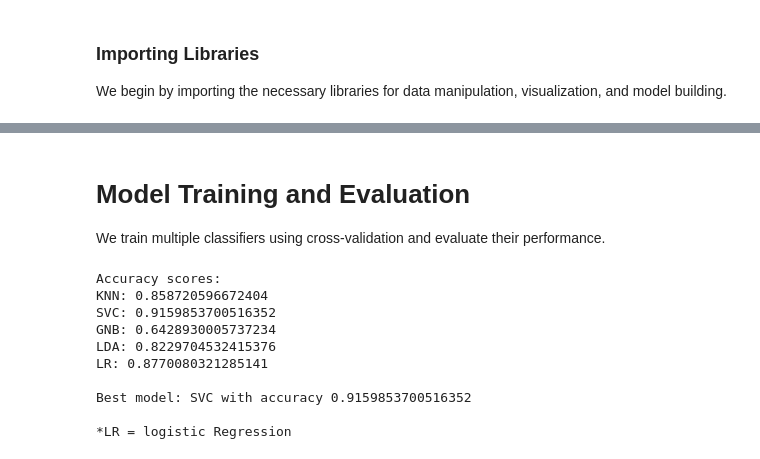
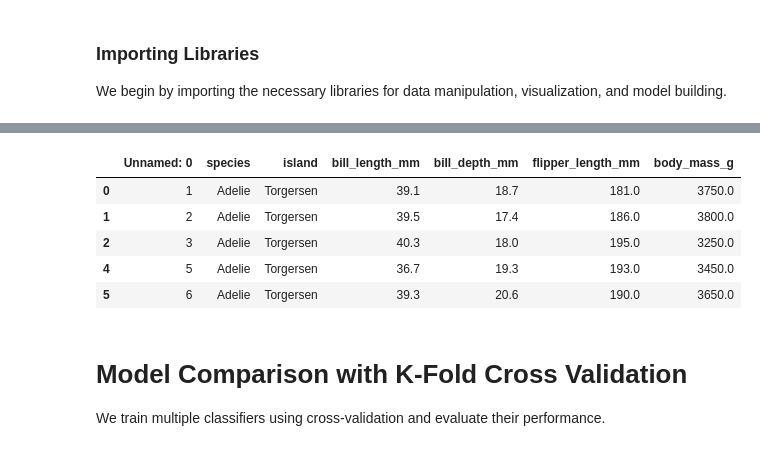
Before and after one commit to legaroid/MLModelComparison, a Jupyter notebook: Penguins/penguinset_models.ipynb, the cells around one changed output, grey strips where cells are left out. Saved outputs shown, nothing was run; the diff lists cells and outputs as text; code cells hidden in the pictures.

```diff
--- a/Penguins/penguinset_models.ipynb
+++ b/Penguins/penguinset_models.ipynb
@@ -33 +65,13 @@ Next, we load the dataset and preprocess it by handling missing values and encod
+# %%
+# Drop year data, as this data will only add unessary biases to years, as thosea are just
+X = df.drop("year", axis=1)
+y = X.pop("sex")
+X.head(5)
+# %% [output]
+|  | Unnamed: 0 | species | island | bill_length_mm | bill_depth_mm | flipper_length_mm | body_mass_g |
+| 0 | 1 | Adelie | Torgersen | 39.1 | 18.7 | 181.0 | 3750.0 |
+| 1 | 2 | Adelie | Torgersen | 39.5 | 17.4 | 186.0 | 3800.0 |
+| 2 | 3 | Adelie | Torgersen | 40.3 | 18.0 | 195.0 | 3250.0 |
+| 4 | 5 | Adelie | Torgersen | 36.7 | 19.3 | 193.0 | 3450.0 |
+| 5 | 6 | Adelie | Torgersen | 39.3 | 20.6 | 190.0 | 3650.0 |
 # %%
@@ -60,8 +98,10 @@ preprocessor = ColumnTransformer(transformers=[
 ])
 # %% [markdown]
-# Model Training and Evaluation
+# Model Comparison with K-Fold Cross Validation
 We train multiple classifiers using cross-validation and evaluate their performance.
 # %%
+k = 6
+
 # Define classifiers
 classifiers = {
     "KNN": KNeighborsClassifier(),
@@ -77,24 +117,5 @@ for name, classifier in classifiers.items():
         ('preprocessor', preprocessor),
         ("classifier", classifier)
     ])
-    scores = cross_val_score(pipe, X, y, cv=4, scoring='accuracy')
+    scores = cross_val_score(pipe, X, y, cv=k, scoring='accuracy')
     results[name] = scores.mean()
-
-best_model = max(results, key=results.get)
-print("Accuracy scores:")
-for name, score in results.items():
-    print(f"{name}: {score}")
-print(f"\nBest model: {best_model} with accuracy {results[best_model]}")
-print("")
-print(f"*LR = logistic Regression")
-# %% [output]
-Accuracy scores:
-KNN: 0.858720596672404
-SVC: 0.9159853700516352
-GNB: 0.6428930005737234
-LDA: 0.8229704532415376
-LR: 0.8770080321285141
-
-Best model: SVC with accuracy 0.9159853700516352
-
-*LR = logistic Regression
```
Also changed, not shown: parts of 10 cells of this notebook, 1 other file.
